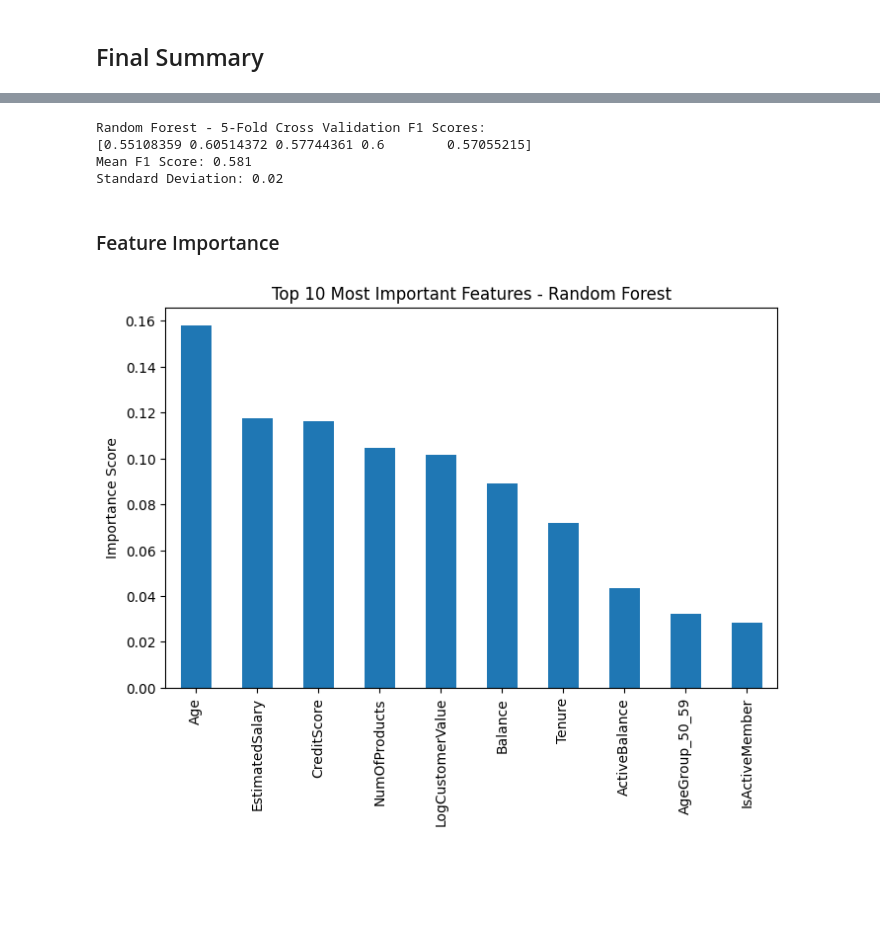
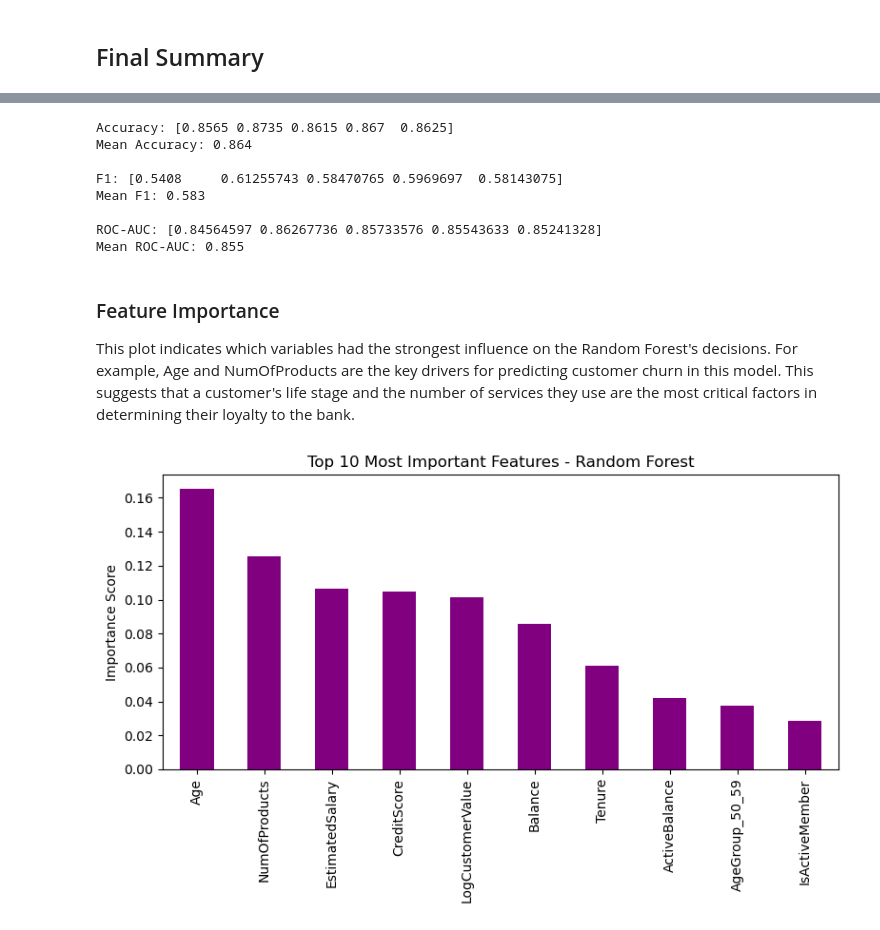
Before and after one commit to itsWesam/SWE485-Project-Group4, a Jupyter notebook: Phase1_Supervised_Learning.ipynb, the cells around one changed output, grey strips where cells are left out. Saved outputs shown, nothing was run; the diff lists cells and outputs as text; code cells hidden in the pictures; blank space fills up the shorter version.

Commit message:
Update Random Forest model

```diff
--- a/Phase1_Supervised_Learning.ipynb
+++ b/Phase1_Supervised_Learning.ipynb
@@ -779,0 +810,28 @@ Accuracy: 0.861
+# %%
+from sklearn.model_selection import GridSearchCV
+from sklearn.ensemble import RandomForestClassifier
+
+# Define hyperparameter grid
+param_grid = {
+    'n_estimators': [100, 200],
+    'max_depth': [None, 10],
+    'min_samples_split': [2, 5]
+}
+
+# Grid search with 5-fold cross validation
+grid_search = GridSearchCV(
+    RandomForestClassifier(random_state=42),
+    param_grid,
+    cv=5,
+    scoring='f1'
+)
+
+grid_search.fit(X_train, y_train)
+
+# Initialize and train the best model
+rf_model = grid_search.best_estimator_
+rf_model.fit(X_train, y_train)
+rf_pred = rf_model.predict(X_test)
+
+print("Best Parameters:", grid_search.best_params_)
+print("Random Forest trained successfully!")
@@ -834,29 +924,40 @@ ROC-AUC Score: 0.8525713695205221
 # %%
-rf_cv_scores = cross_val_score(rf_model, X, y, cv=5, scoring='f1')
+from sklearn.model_selection import cross_validate
 
-print("Random Forest - 5-Fold Cross Validation F1 Scores:")
-print(rf_cv_scores)
+cv_results = cross_validate(
+    rf_model,
+    X, y,
+    cv=5,
+    scoring=['accuracy', 'f1', 'roc_auc']
+)
 
-print("Mean F1 Score:", rf_cv_scores.mean().round(3))
-print("Standard Deviation:", rf_cv_scores.std().round(3))
+print("Accuracy:", cv_results['test_accuracy'])
+print("Mean Accuracy:", round(cv_results['test_accuracy'].mean(), 3))
+
+print("\nF1:", cv_results['test_f1'])
+print("Mean F1:", round(cv_results['test_f1'].mean(), 3))
+
+print("\nROC-AUC:", cv_results['test_roc_auc'])
+print("Mean ROC-AUC:", round(cv_results['test_roc_auc'].mean(), 3))
 # %% [output]
-Random Forest - 5-Fold Cross Validation F1 Scores:
-[0.55108359 0.60514372 0.57744361 0.6        0.57055215]
-Mean F1 Score: 0.581
-Standard Deviation: 0.02
+Accuracy: [0.8565 0.8735 0.8615 0.867  0.8625]
+Mean Accuracy: 0.864
+
+F1: [0.5408     0.61255743 0.58470765 0.5969697  0.58143075]
+Mean F1: 0.583
+
+ROC-AUC: [0.84564597 0.86267736 0.85733576 0.85543633 0.85241328]
+Mean ROC-AUC: 0.855
 # %% [markdown]
 ### Feature Importance
+This plot indicates which variables had the strongest influence on the Random Forest's decisions. For example, Age and NumOfProducts are the key drivers for predicting customer churn in this model. This suggests that a customer's life stage and the number of services they use are the most critical factors in determining their loyalty to the bank.
 # %%
-feature_importance = pd.Series(
-    rf_model.feature_importances_,
-    index=X.columns
-).sort_values(ascending=False)
-
+feature_importance = pd.Series(rf_model.feature_importances_, index=X.columns).sort_values(ascending=False)
 plt.figure(figsize=(8,5))
-feature_importance.head(10).plot(kind='bar')
-
+feature_importance.head(10).plot(kind='bar', color='purple') # غيرت اللون لليلكي عشان يطقم مع الماتريكس
 plt.title("Top 10 Most Important Features - Random Forest")
 plt.ylabel("Importance Score")
+plt.tight_layout()
 plt.show()
 # %% [output]
-[figure, old version]
+[figure, new version]
```
Also changed, not shown: parts of 27 cells of this notebook.
